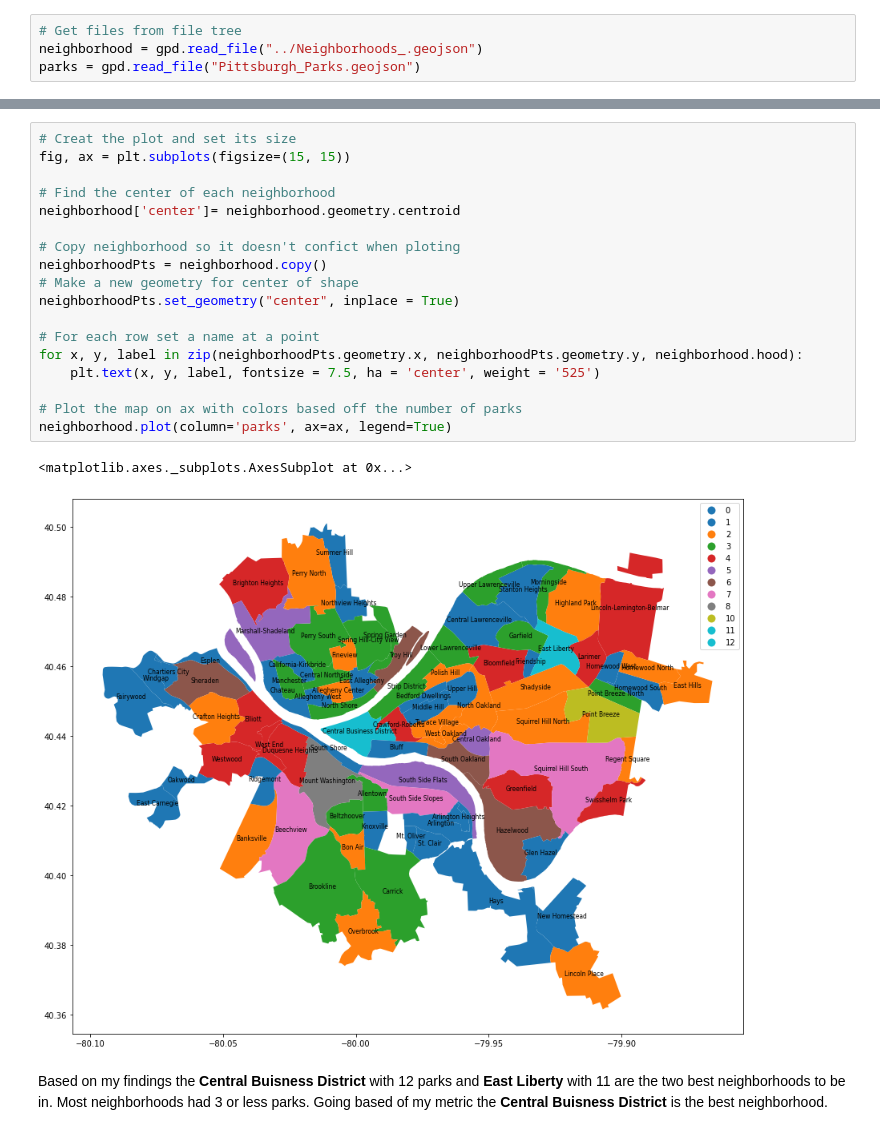
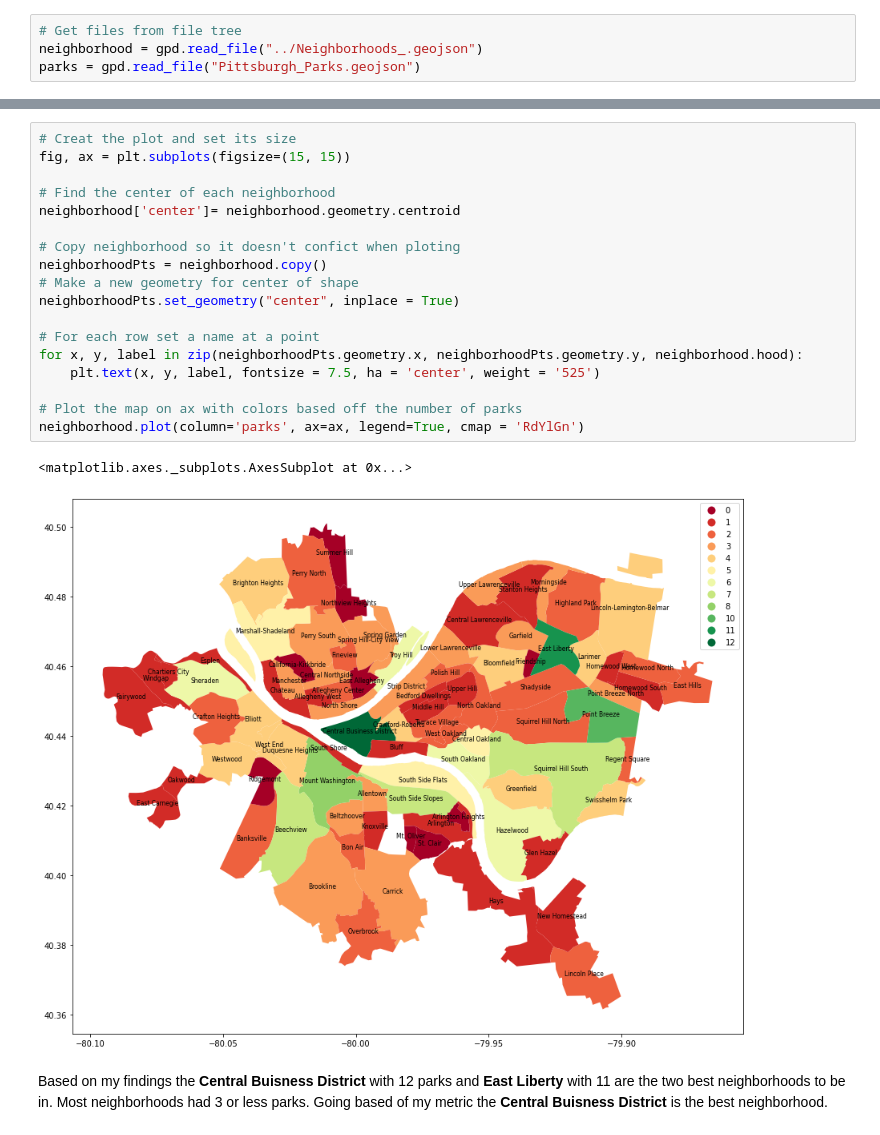
Before and after one commit to JaredBen28/PittBestNeighborhood, a Jupyter notebook: jbg53Files/ParkMap.ipynb, the cells around one changed output, grey strips where cells are left out. Saved outputs shown, nothing was run; the diff lists cells and outputs as text.

Commit message:
Changed map and add bar graph

```diff
--- a/jbg53Files/ParkMap.ipynb
+++ b/jbg53Files/ParkMap.ipynb
@@ -34,23 +58,23 @@ neighborhood.insert(1, 'parks', parkNum.parks)
 # %%
 # Creat the plot and set its size
 fig, ax = plt.subplots(figsize=(15, 15))
 
 # Find the center of each neighborhood
 neighborhood['center']= neighborhood.geometry.centroid
 
 # Copy neighborhood so it doesn't confict when ploting
 neighborhoodPts = neighborhood.copy()
 # Make a new geometry for center of shape
 neighborhoodPts.set_geometry("center", inplace = True)
 
 # For each row set a name at a point
 for x, y, label in zip(neighborhoodPts.geometry.x, neighborhoodPts.geometry.y, neighborhood.hood):
     plt.text(x, y, label, fontsize = 7.5, ha = 'center', weight = '525')
 
 # Plot the map on ax with colors based off the number of parks
-neighborhood.plot(column='parks', ax=ax, legend=True)
+neighborhood.plot(column='parks', ax=ax, legend=True, cmap = 'RdYlGn')
 # %% [output]
 <matplotlib.axes._subplots.AxesSubplot at 0x...>
-[figure, old version]
+[figure, new version]
 # %% [markdown]
 Based on my findings the **Central Buisness District** with 12 parks and **East Liberty** with 11 are the two best neighborhoods to be in. Most neighborhoods  had 3 or less parks. Going based of my metric the **Central Buisness District** is the best neighborhood.
```
Also changed, not shown: parts of 2 cells of this notebook.
